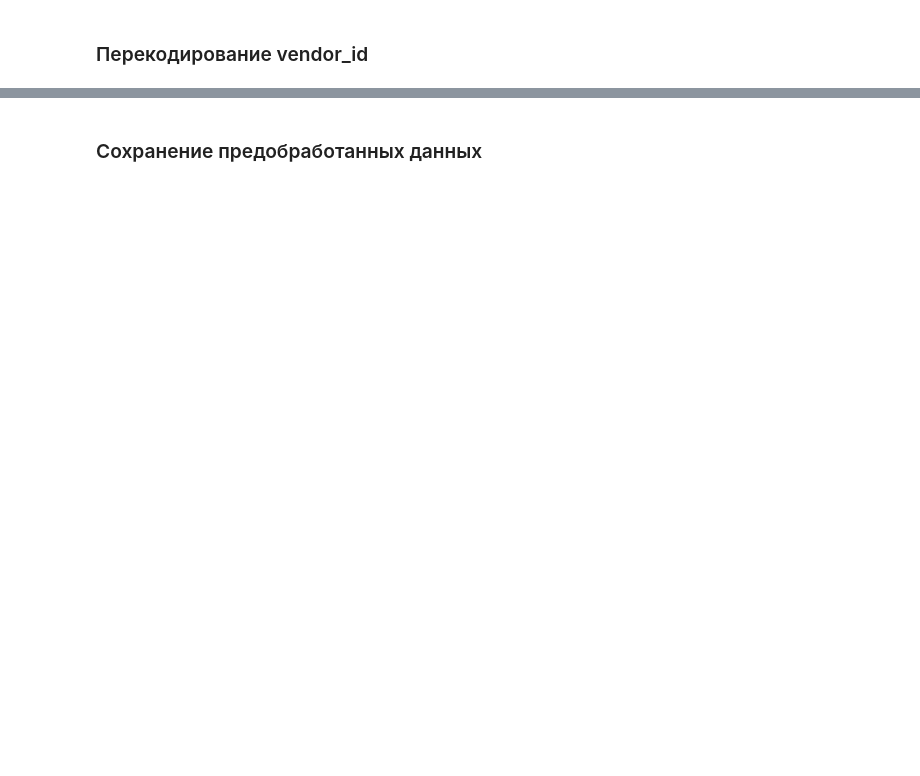
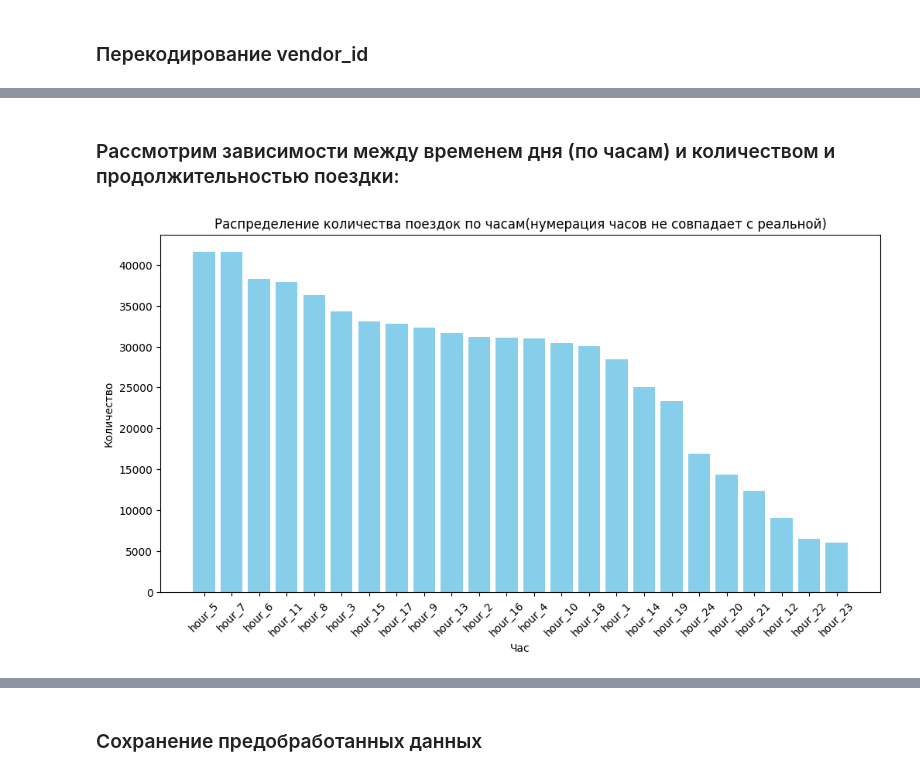
Before and after one commit to smnk-1/ML-studying, a Jupyter notebook: notebooks/TripDurationEDA.ipynb, the cells around one changed output, grey strips where cells are left out. Cells and saved outputs as stored; diff of their text form; code cells hidden in the pictures; blank space fills up the shorter version.

Commit message:
feat: proceed data analysis
fix: logic

fix: remove large file from git

```diff
--- a/notebooks/TripDurationEDA.ipynb
+++ b/notebooks/TripDurationEDA.ipynb
@@ -245,3 +245,9 @@ data.head()
 | 5 | 2.0 | 2016-02-14 18:31:42 | 2 | -73.993614 | 40.751884 | -73.995422 | ... |
 # %% [markdown]
 ### Перекодирование pickup_datetime
+# %%
+import category_encoders as ce
+data['hour'] = pd.to_datetime(data['pickup_datetime']).dt.hour
+data['is_it_weekday?'] = pd.to_datetime(data['pickup_datetime']).dt.dayofweek < 5
+data['is_it_weekday?'] = data['is_it_weekday?'].astype(int)
+data.head()
@@ -247,0 +261,4 @@ data.head()
+# %%
+encoder = ce.OneHotEncoder(cols=['hour'])
+data = encoder.fit_transform(data)
+data.head()
@@ -251,0 +275,4 @@ data.head()
+# %%
+data['is_it_first_vendor?(else 2nd)'] = data.apply(lambda row: 1 if row['vendor_id'] == 1.0 else 0, axis=1)
+data.drop(columns=['vendor_id'], inplace=True)
+data.head()
@@ -251,0 +302,18 @@ data.head()
+# %% [markdown]
+### Рассмотрим зависимости между временем дня (по часам) и количеством и продолжительностью поездки:
+# %%
+hourly_counts = data[['hour_1', 'hour_2', 'hour_3', 'hour_4', 'hour_5', 'hour_6', 'hour_7', 'hour_8',
+                      'hour_9', 'hour_10', 'hour_11', 'hour_12', 'hour_13', 'hour_14', 'hour_15', 'hour_16',
+                      'hour_17', 'hour_18', 'hour_19', 'hour_20', 'hour_21', 'hour_22', 'hour_23', 'hour_24']].sum()
+
+hourly_counts = hourly_counts.sort_values(ascending=False)
+
+plt.figure(figsize=(12, 6))
+plt.bar(hourly_counts.index, hourly_counts.values, color='skyblue')
+plt.xlabel('Час')
+plt.ylabel('Количество')
+plt.title('Распределение количества поездок по часам(нумерация часов не совпадает с реальной)')
+plt.xticks(rotation=45)
+plt.show()
+# %% [output]
+[figure, added]
```
Also changed, not shown: parts of 26 cells of this notebook, 1 other file.
